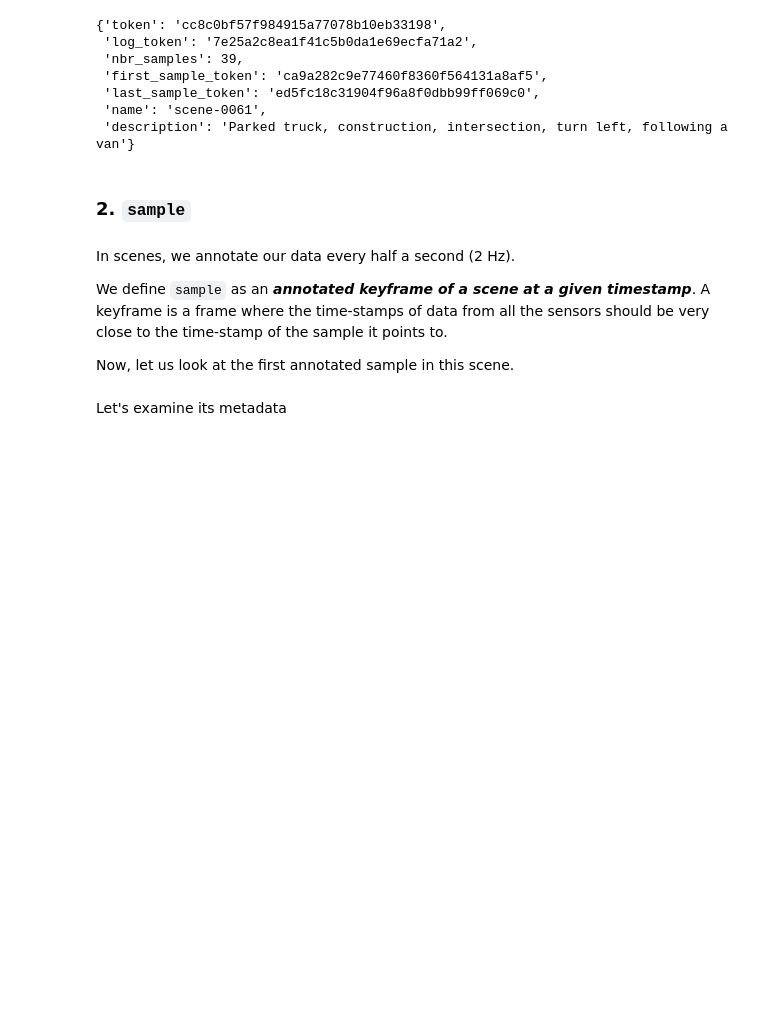
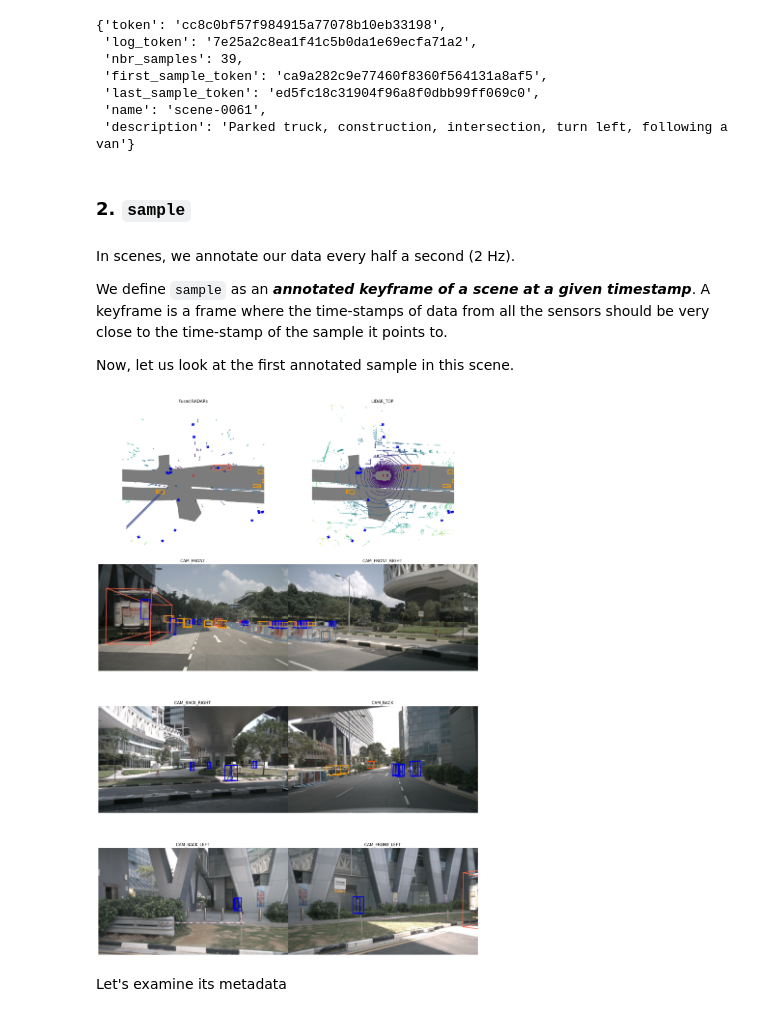
Before and after one commit to sikbrad/libgeojson, a Jupyter notebook: python-sdk/tutorials/nuscenes_tutorial.ipynb, the cells around one changed output. Saved outputs shown, nothing was run; the diff lists cells and outputs as text; code cells hidden in the pictures; blank space fills up the shorter version.

```diff
--- a/python-sdk/tutorials/nuscenes_tutorial.ipynb
+++ b/python-sdk/tutorials/nuscenes_tutorial.ipynb
@@ -130,8 +130,10 @@ Now, let us look at the first annotated sample in this scene.
 # %%
 first_sample_token = my_scene['first_sample_token']
 
 # The rendering command below is commented out because it tends to crash in notebooks
-# nusc.render_sample(first_sample_token)
+nusc.render_sample(first_sample_token)
+# %% [output]
+[figure, added]
 # %% [markdown]
 Let's examine its metadata
 # %%
```
Also changed, not shown: parts of 3 cells of this notebook.
